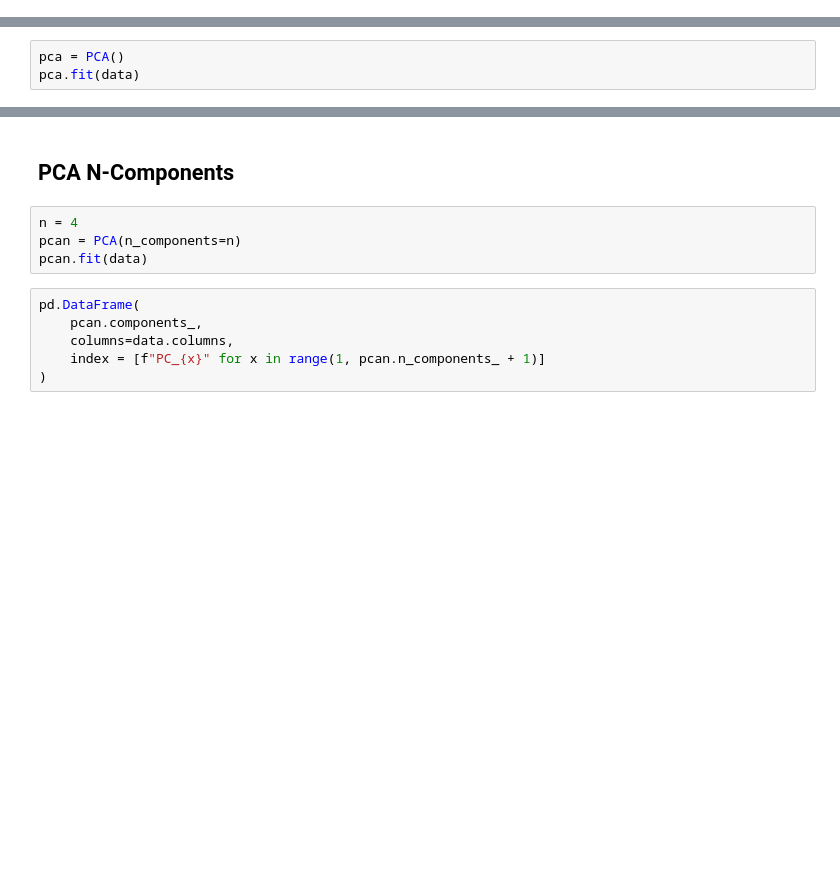
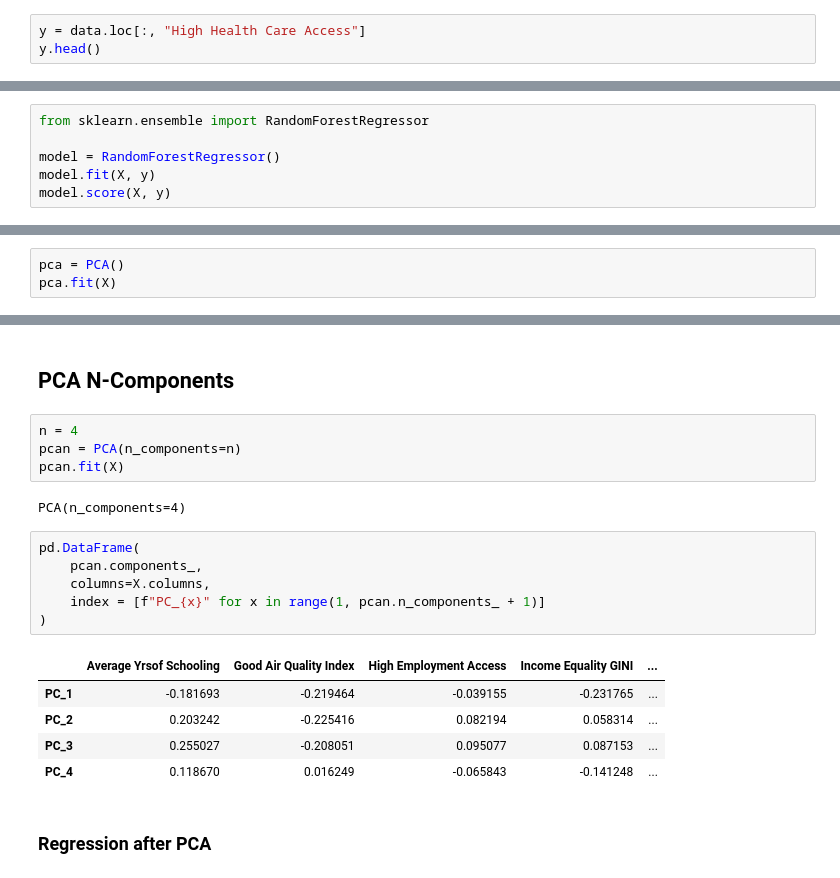
Before and after one commit to aoguedao/gmu_casbbi_data_science, a Jupyter notebook: lessons/pca.ipynb, the cells around one changed output, grey strips where cells are left out. Saved outputs shown, nothing was run; the diff lists cells and outputs as text; blank space fills up the shorter version.

Commit message:
random forest

```diff
--- a/lessons/pca.ipynb
+++ b/lessons/pca.ipynb
@@ -13,0 +33,3 @@ data.shape
+# %%
+y = data.loc[:, "High Health Care Access"]
+y.head()
@@ -13,0 +45,6 @@ data.shape
+# %%
+from sklearn.ensemble import RandomForestRegressor
+
+model = RandomForestRegressor()
+model.fit(X, y)
+model.score(X, y)
@@ -40,4 +79,4 @@ plt.close()
 from sklearn.decomposition import PCA
 # %%
 pca = PCA()
-pca.fit(data)
+pca.fit(X)
@@ -66,10 +121,20 @@ fig.show()
 # %%
 n = 4
 pcan = PCA(n_components=n)
-pcan.fit(data)
+pcan.fit(X)
+# %% [output]
+PCA(n_components=4)
 # %%
 pd.DataFrame(
     pcan.components_,
-    columns=data.columns,
+    columns=X.columns,
     index = [f"PC_{x}" for x in range(1, pcan.n_components_ + 1)]
 )
+# %% [output]
+|  | Average Yrsof Schooling | Good Air Quality Index | High Employment Access | Income Equality GINI | ... |
+| PC_1 | -0.181693 | -0.219464 | -0.039155 | -0.231765 | ... |
+| PC_2 | 0.203242 | -0.225416 | 0.082194 | 0.058314 | ... |
+| PC_3 | 0.255027 | -0.208051 | 0.095077 | 0.087153 | ... |
+| PC_4 | 0.118670 | 0.016249 | -0.065843 | -0.141248 | ... |
+# %% [markdown]
+### Regression after PCA
```
Also changed, not shown: parts of 14 cells of this notebook.
